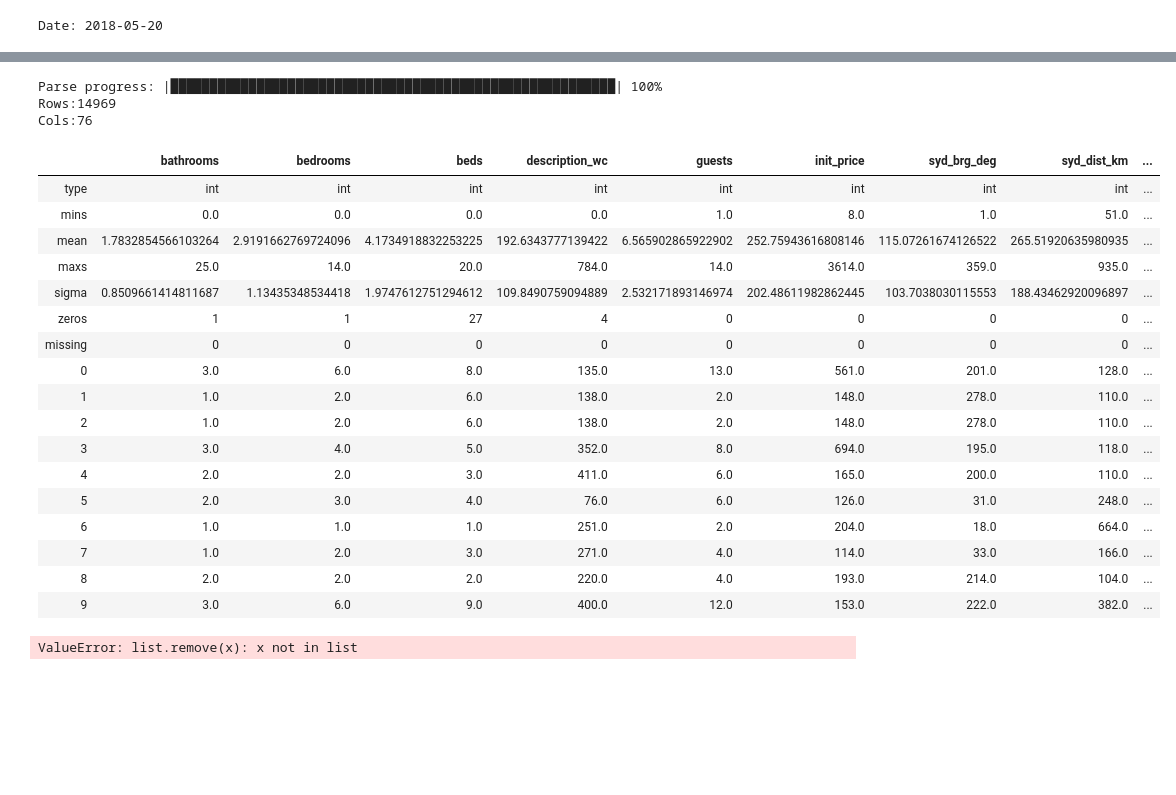
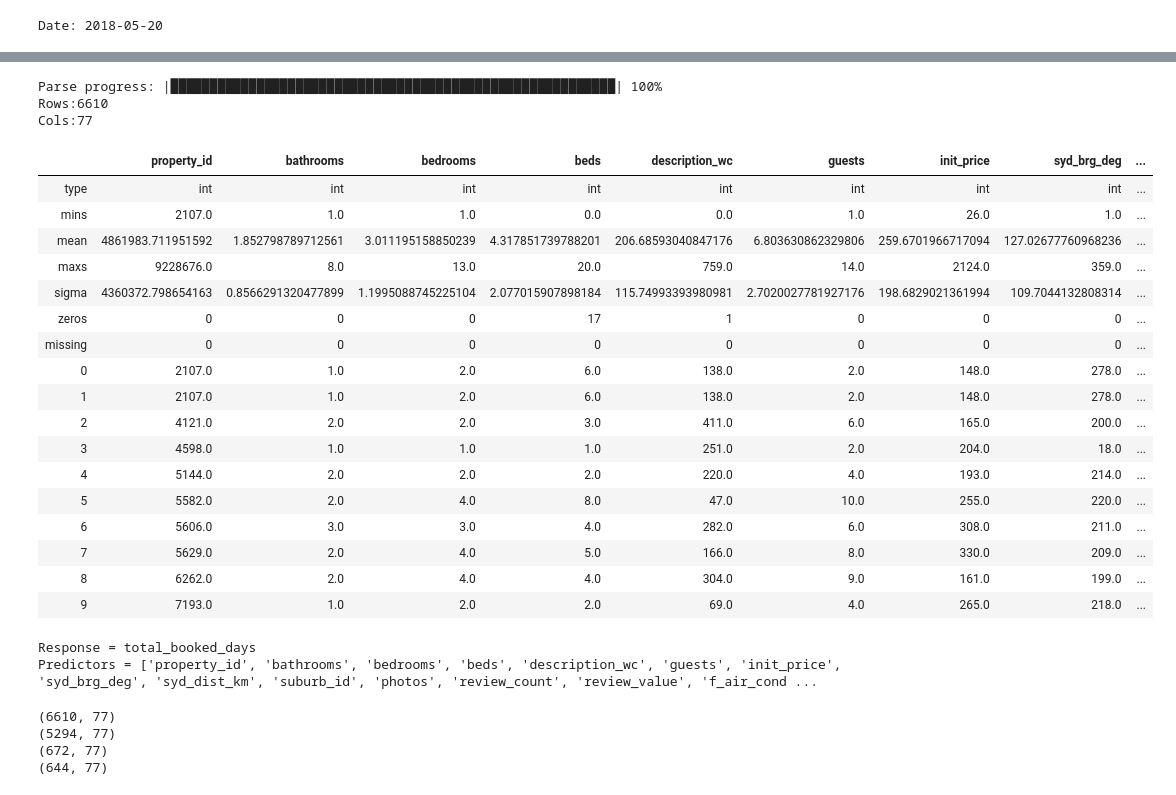
Before and after one commit to Mitoflyboy/scraping, a Jupyter notebook: notebooks/H2O_Testing.ipynb, the cells around one changed output, grey strips where cells are left out. Drawn from its saved outputs; the diff is of its cells as text; code cells hidden in the pictures; blank space fills up the shorter version.

```diff
--- a/notebooks/H2O_Testing.ipynb
+++ b/notebooks/H2O_Testing.ipynb
@@ -42,46 +42,49 @@ Connecting to H2O server at http://127.0.0.1:54321... successful.
 # %%
 
 df_1 = pd.read_csv('/Users/taj/GitHub/scraping/stayz/WebData/nsw_fulldata/stayz_nsw_fulldata_' + date_str + '.csv')
 
 
 # Drop Property_ID and Postcode and Extracted_At date, Reviews and Review_Count are duplicates drop one
 # Drop the council ID, the postcode should be enough identifier
 
 #df_2 = df_1.drop(['property_id','postcode','ext_at','reviews','council_id'],axis=1)
 
 
+df_2 = df_1.drop(['days_booked_bucket'],axis=1)
 
-df_3 = h2o.H2OFrame(df_2)
+df_3 = df_2[df_2['total_booked_days'] > 0]
+
+df_4 = h2o.H2OFrame(df_3)
 #df_3.summary()
 
 
-df = df_3
+df = df_4
 
 
 df.describe()
 #df_2[['review_count','review_value']].head()
 # %% [output]
 Parse progress: |█████████████████████████████████████████████████████████| 100%
-Rows:14969
-Cols:76
+Rows:6610
+Cols:77
-|  | bathrooms | bedrooms | beds | description_wc | guests | init_price | syd_brg_deg | syd_dist_km | ... |
+|  | property_id | bathrooms | bedrooms | beds | description_wc | guests | init_price | syd_brg_deg | ... |
 | type | int | int | int | int | int | int | int | int | ... |
-| mins | 0.0 | 0.0 | 0.0 | 0.0 | 1.0 | 8.0 | 1.0 | 51.0 | ... |
-| mean | 1.7832854566103264 | 2.9191662769724096 | 4.1734918832253225 | 192.6343777139422 | 6.565902865922902 | 252.75943616808146 | 115.07261674126522 | 265.51920635980935 | ... |
-| maxs | 25.0 | 14.0 | 20.0 | 784.0 | 14.0 | 3614.0 | 359.0 | 935.0 | ... |
-| sigma | 0.8509661414811687 | 1.13435348534418 | 1.9747612751294612 | 109.8490759094889 | 2.532171893146974 | 202.48611982862445 | 103.7038030115553 | 188.43462920096897 | ... |
-| zeros | 1 | 1 | 27 | 4 | 0 | 0 | 0 | 0 | ... |
+| mins | 2107.0 | 1.0 | 1.0 | 0.0 | 0.0 | 1.0 | 26.0 | 1.0 | ... |
+| mean | 4861983.711951592 | 1.852798789712561 | 3.011195158850239 | 4.317851739788201 | 206.68593040847176 | 6.803630862329806 | 259.6701966717094 | 127.02677760968236 | ... |
+| maxs | 9228676.0 | 8.0 | 13.0 | 20.0 | 759.0 | 14.0 | 2124.0 | 359.0 | ... |
+| sigma | 4360372.798654163 | 0.8566291320477899 | 1.1995088745225104 | 2.077015907898184 | 115.74993393980981 | 2.7020027781927176 | 198.6829021361994 | 109.7044132808314 | ... |
+| zeros | 0 | 0 | 0 | 17 | 1 | 0 | 0 | 0 | ... |
 | missing | 0 | 0 | 0 | 0 | 0 | 0 | 0 | 0 | ... |
-| 0 | 3.0 | 6.0 | 8.0 | 135.0 | 13.0 | 561.0 | 201.0 | 128.0 | ... |
-| 1 | 1.0 | 2.0 | 6.0 | 138.0 | 2.0 | 148.0 | 278.0 | 110.0 | ... |
-| 2 | 1.0 | 2.0 | 6.0 | 138.0 | 2.0 | 148.0 | 278.0 | 110.0 | ... |
-| 3 | 3.0 | 4.0 | 5.0 | 352.0 | 8.0 | 694.0 | 195.0 | 118.0 | ... |
-| 4 | 2.0 | 2.0 | 3.0 | 411.0 | 6.0 | 165.0 | 200.0 | 110.0 | ... |
-| 5 | 2.0 | 3.0 | 4.0 | 76.0 | 6.0 | 126.0 | 31.0 | 248.0 | ... |
-| 6 | 1.0 | 1.0 | 1.0 | 251.0 | 2.0 | 204.0 | 18.0 | 664.0 | ... |
-| 7 | 1.0 | 2.0 | 3.0 | 271.0 | 4.0 | 114.0 | 33.0 | 166.0 | ... |
-| 8 | 2.0 | 2.0 | 2.0 | 220.0 | 4.0 | 193.0 | 214.0 | 104.0 | ... |
-| 9 | 3.0 | 6.0 | 9.0 | 400.0 | 12.0 | 153.0 | 222.0 | 382.0 | ... |
+| 0 | 2107.0 | 1.0 | 2.0 | 6.0 | 138.0 | 2.0 | 148.0 | 278.0 | ... |
+| 1 | 2107.0 | 1.0 | 2.0 | 6.0 | 138.0 | 2.0 | 148.0 | 278.0 | ... |
+| 2 | 4121.0 | 2.0 | 2.0 | 3.0 | 411.0 | 6.0 | 165.0 | 200.0 | ... |
+| 3 | 4598.0 | 1.0 | 1.0 | 1.0 | 251.0 | 2.0 | 204.0 | 18.0 | ... |
+| 4 | 5144.0 | 2.0 | 2.0 | 2.0 | 220.0 | 4.0 | 193.0 | 214.0 | ... |
+| 5 | 5582.0 | 2.0 | 4.0 | 8.0 | 47.0 | 10.0 | 255.0 | 220.0 | ... |
+| 6 | 5606.0 | 3.0 | 3.0 | 4.0 | 282.0 | 6.0 | 308.0 | 211.0 | ... |
+| 7 | 5629.0 | 2.0 | 4.0 | 5.0 | 166.0 | 8.0 | 330.0 | 209.0 | ... |
+| 8 | 6262.0 | 2.0 | 4.0 | 4.0 | 304.0 | 9.0 | 161.0 | 199.0 | ... |
+| 9 | 7193.0 | 1.0 | 2.0 | 2.0 | 69.0 | 4.0 | 265.0 | 218.0 | ... |
 # %%
 # Change to test for buckets, not exact days
 #y = 'days_booked_bucket'
@@ -92,7 +95,8 @@ x.remove(y)
 print("Response = " + y)
 print("Predictors = " + str(x))
 # %% [output]
-ValueError: list.remove(x): x not in list
+Response = total_booked_days
+Predictors = ['property_id', 'bathrooms', 'bedrooms', 'beds', 'description_wc', 'guests', 'init_price', 'syd_brg_deg', 'syd_dist_km', 'suburb_id', 'photos', 'review_count', 'review_value', 'f_air_cond ...
 # %%
 # Now using buckets instead
 df['total_booked_days'] = df['total_booked_days'].asfactor()
@@ -107,6 +111,11 @@ print(df.shape)
 print(train.shape)
 print(valid.shape)
 print(test.shape)
+# %% [output]
+(6610, 77)
+(5294, 77)
+(672, 77)
+(644, 77)
 # %%
 #from h2o.estimators.gbm import H2OGradientBoostingEstimator
 #gbm = H2OGradientBoostingEstimator()
```
Also changed, not shown: parts of 7 cells of this notebook, 14 other files.
